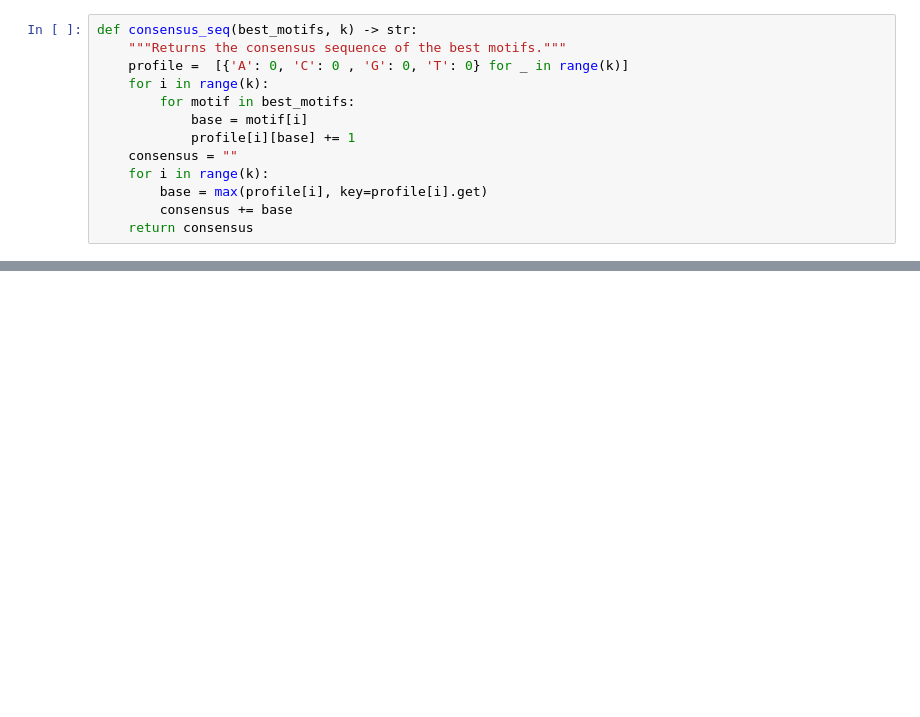
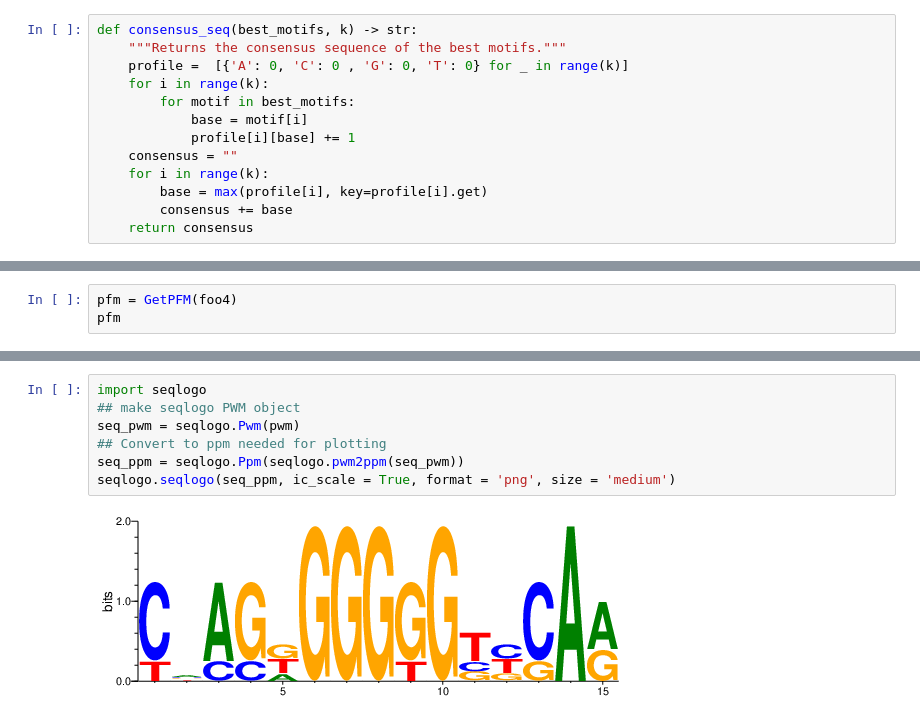
Before and after one commit to kairitanaka/gibby, a Jupyter notebook: extract_peak_seq.ipynb, the cells around one changed output, grey strips where cells are left out. Cells and saved outputs as stored; diff of their text form; blank space fills up the shorter version.

```diff
--- a/extract_peak_seq.ipynb
+++ b/extract_peak_seq.ipynb
@@ -258,0 +255,3 @@ consensus_seq(foo3, 20)
+# %%
+pfm = GetPFM(foo4)
+pfm
@@ -258,0 +328,9 @@ consensus_seq(foo3, 20)
+# %%
+import seqlogo
+## make seqlogo PWM object
+seq_pwm = seqlogo.Pwm(pwm)
+## Convert to ppm needed for plotting
+seq_ppm = seqlogo.Ppm(seqlogo.pwm2ppm(seq_pwm))
+seqlogo.seqlogo(seq_ppm, ic_scale = True, format = 'png', size = 'medium')
+# %% [output]
+[figure, added]
```
Also changed, not shown: parts of 23 cells of this notebook.
